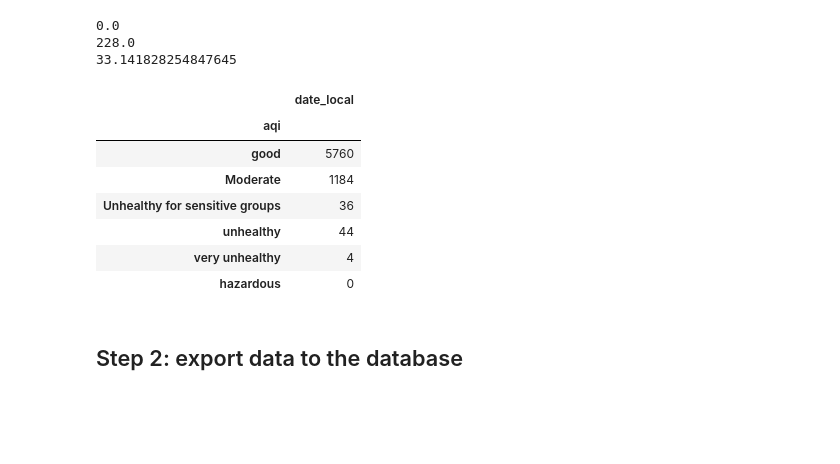
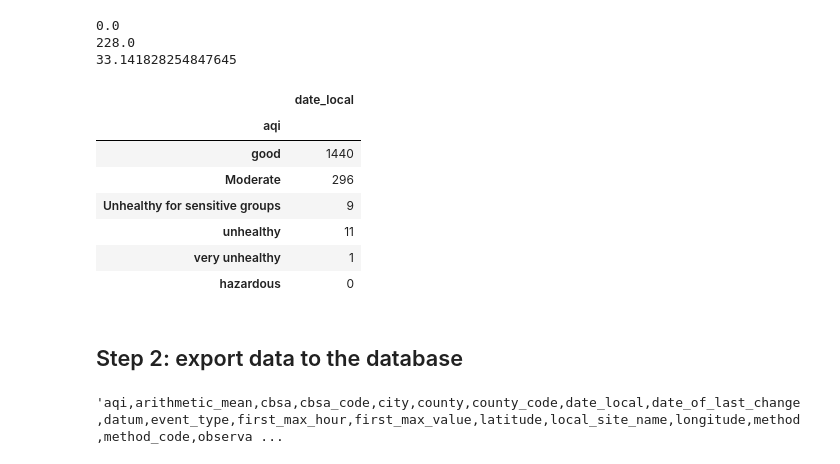
Before and after one commit to chengchenggan/AirQuanlityMonitor, a Jupyter notebook: Air_quantity.ipynb, the cells around one changed output. Cells and saved outputs as stored; diff of their text form; code cells hidden in the pictures; blank space fills up the shorter version.

```diff
--- a/Air_quantity.ipynb
+++ b/Air_quantity.ipynb
@@ -141,17 +141,17 @@ print(aqi_mean)
 # %%
 # summurize data in categories
 size_bins = [0,50,100,150,200,300,500]
 size_names= ['good','Moderate','Unhealthy for sensitive groups','unhealthy','very unhealthy','hazardous']
-sf_df_bin = sf_df[['date_local']].groupby(pd.cut(sf_df['aqi'],bins=size_bins,labels=size_names)).count()
+sf_df_bin = sf_df_new[['date_local']].groupby(pd.cut(sf_df_new['aqi'],bins=size_bins,labels=size_names)).count()
 sf_df_bin
 # %% [output]
 |  | date_local |
 | aqi |  |
-| good | 5760 |
-| Moderate | 1184 |
-| Unhealthy for sensitive groups | 36 |
-| unhealthy | 44 |
-| very unhealthy | 4 |
+| good | 1440 |
+| Moderate | 296 |
+| Unhealthy for sensitive groups | 9 |
+| unhealthy | 11 |
+| very unhealthy | 1 |
 | hazardous | 0 |
 # %% [markdown]
 ## Step 2: export data to the database
@@ -159,0 +158,4 @@ sf_df.to_excel("sf_aqi.xlsx")
+# %%
+sf_df_new.to_csv(index=False)
+# %% [output]
+'aqi,arithmetic_mean,cbsa,cbsa_code,city,county,county_code,date_local,date_of_last_change,datum,event_type,first_max_hour,first_max_value,latitude,local_site_name,longitude,method,method_code,observa ...
```
Also changed, not shown: parts of 2 cells of this notebook, 1 other file.
